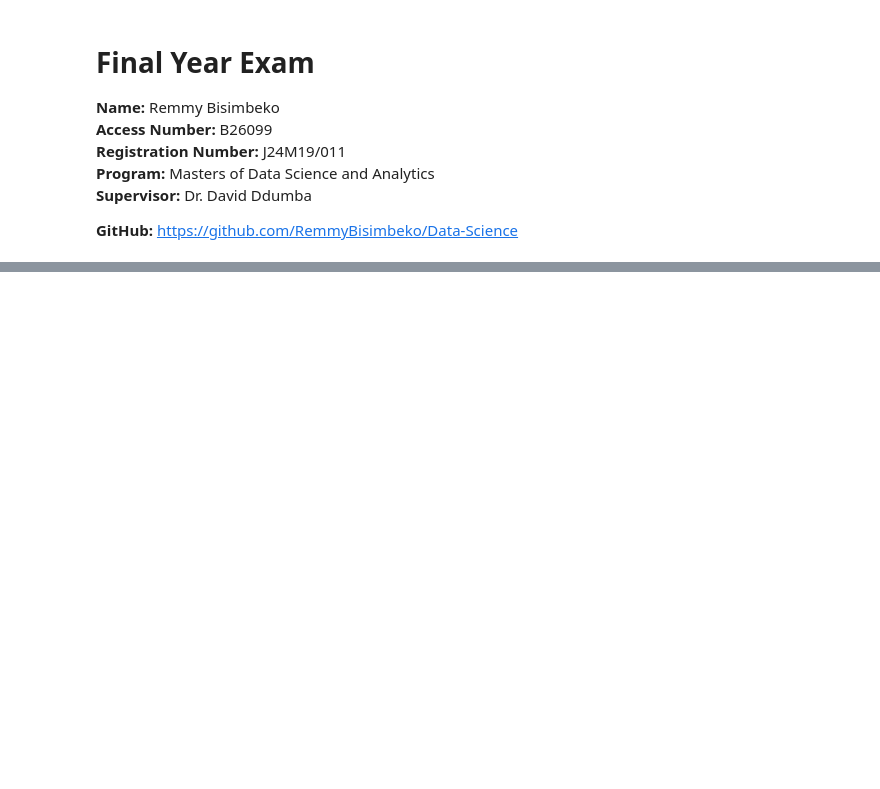
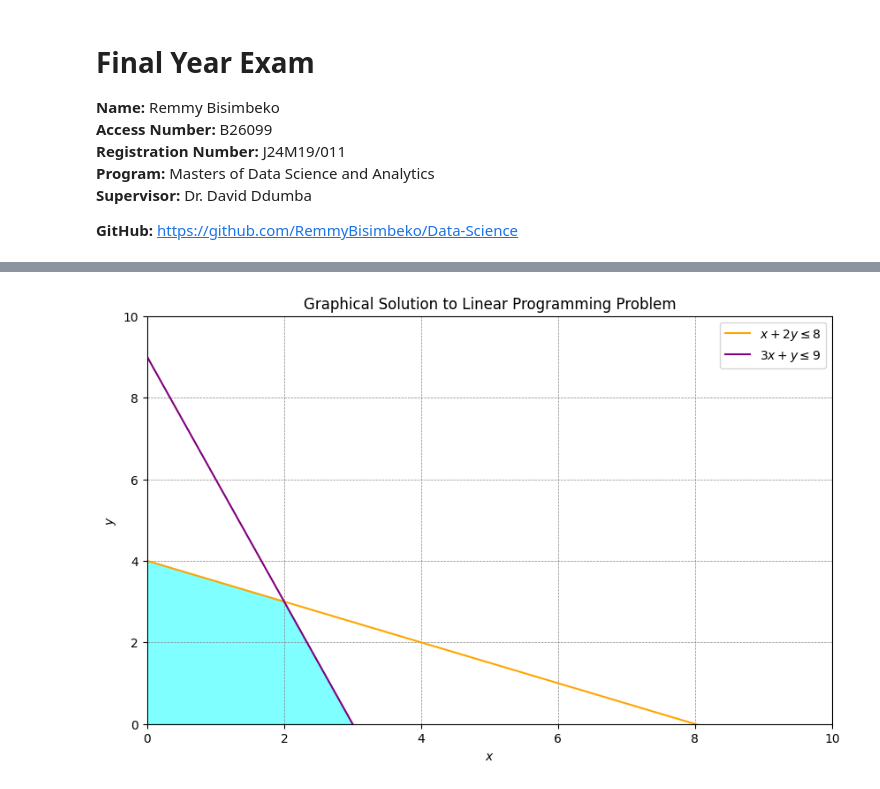
Before and after one commit to RemmyBisimbeko/Data-Science, a Jupyter notebook: SEM 2/Math for Data Science/Remmy Bisimbeko Math For Data science Final Exam.ipynb, the cells around one changed output, grey strips where cells are left out. Drawn from its saved outputs; the diff is of its cells as text; code cells hidden in the pictures; blank space fills up the shorter version.

```diff
--- a/SEM 2/Math for Data Science/Remmy Bisimbeko Math For Data science Final Exam.ipynb
+++ b/SEM 2/Math for Data Science/Remmy Bisimbeko Math For Data science Final Exam.ipynb
@@ -170,0 +560,56 @@ Use Python code to visualize the data.
+# %%
+# Create an array of x values from 0 to 10 with 400 points in between
+x = np.linspace(0, 10, 400)
+
+# Calculate the corresponding y values for the first constraint (x + 2y <= 8)
+y1 = (8 - x) / 2
+
+# Calculate the corresponding y values for the second constraint (3x + y <= 9)
+y2 = 9 - 3 * x
+
+# Create a new figure with a specified size (10 inches wide, 6 inches tall)
+plt.figure(figsize=(10, 6))
+
+# Plot the first constraint (x + 2y <= 8) with an orange line
+plt.plot(x, y1, label=r'$x + 2y \leq 8$', color='orange')
+
+# Plot the second constraint (3x + y <= 9) with a purple line
+plt.plot(x, y2, label=r'$3x + y \leq 9$', color='purple')
+
+# Calculate the minimum y value between the two constraints
+y3 = np.minimum(y1, y2)
+
+# Shade the feasible region (where y3 >= 0) with a cyan color and 50% transparency
+plt.fill_between(x, 0, y3, where=(y3 >= 0), color='cyan', alpha=0.5)
+
+# Set the x-axis limits to 0 to 10
+plt.xlim(0, 10)
+
+# Set the y-axis limits to 0 to 10
+plt.ylim(0, 10)
+
+# Set the x-axis label to 'x'
+plt.xlabel(r'$x$')
+
+# Set the y-axis label to 'y'
+plt.ylabel(r'$y$')
+
+# Draw a horizontal black line at y=0 with a thickness of 0.5
+plt.axhline(0, color='black', linewidth=0.5)
+
+# Draw a vertical black line at x=0 with a thickness of 0.5
+plt.axvline(0, color='black', linewidth=0.5)
+
+# Draw a grid with gray dashed lines and a thickness of 0.5
+plt.grid(color='gray', linestyle='--', linewidth=0.5)
+
+# Add a legend to the plot
+plt.legend()
+
+# Set the title of the plot to 'Graphical Solution to Linear Programming Problem'
+plt.title('Graphical Solution to Linear Programming Problem')
+
+# Display the plot
+plt.show()
+# %% [output]
+[figure, added]
```
Also changed, not shown: parts of 44 cells of this notebook, 4 other files.
